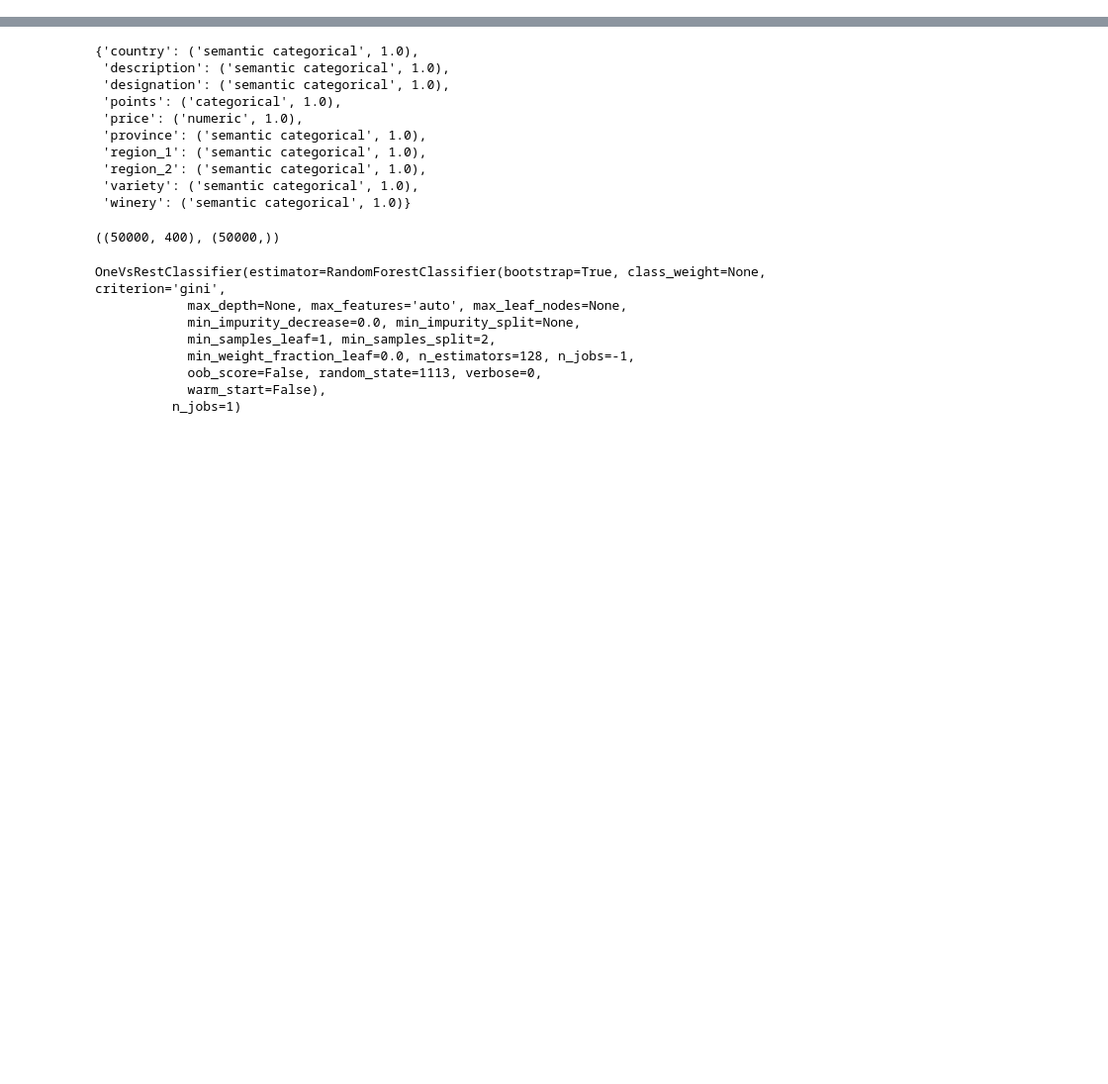
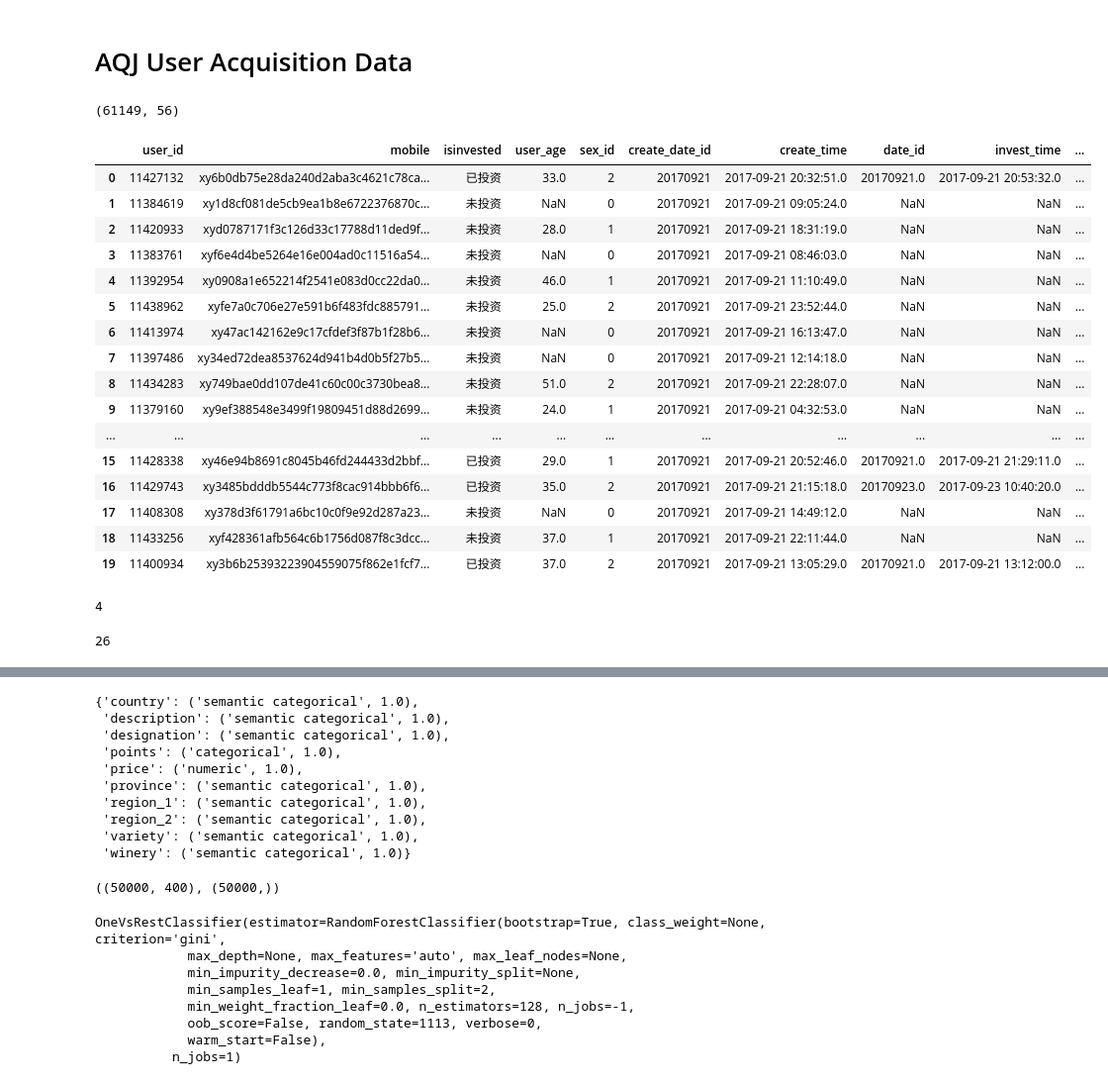
Before and after one commit to savourylie/auto_datatyper, a Jupyter notebook: create_train_test.ipynb, the cells around one changed output, grey strips where cells are left out. Shown: that part at 99% size. Drawn from its saved outputs; the diff is of its cells as text; code cells hidden in the pictures; blank space fills up the shorter version.

```diff
--- a/create_train_test.ipynb
+++ b/create_train_test.ipynb
@@ -5,0 +7,2 @@ data_raw = pd.DataFrame.from_csv('data_raw/titanic_train.csv')
+# %% [markdown]
+# AQJ User Acquisition Data
@@ -6 +11,29 @@ data_raw = pd.DataFrame.from_csv('data_raw/titanic_train.csv')
+# %%
+finup_aqj_data.shape
+# %% [output]
+(61149, 56)
+# %%
+finup_aqj_data.head(20)
+# %% [output]
+|  | user_id | mobile | isinvested | user_age | sex_id | create_date_id | create_time | date_id | invest_time | ... |
+| 0 | 11427132 | xy6b0db75e28da240d2aba3c4621c78ca... | 已投资 | 33.0 | 2 | 20170921 | 2017-09-21 20:32:51.0 | 20170921.0 | 2017-09-21 20:53:32.0 | ... |
+| 1 | 11384619 | xy1d8cf081de5cb9ea1b8e6722376870c... | 未投资 | NaN | 0 | 20170921 | 2017-09-21 09:05:24.0 | NaN | NaN | ... |
+| 2 | 11420933 | xyd0787171f3c126d33c17788d11ded9f... | 未投资 | 28.0 | 1 | 20170921 | 2017-09-21 18:31:19.0 | NaN | NaN | ... |
+| 3 | 11383761 | xyf6e4d4be5264e16e004ad0c11516a54... | 未投资 | NaN | 0 | 20170921 | 2017-09-21 08:46:03.0 | NaN | NaN | ... |
+| 4 | 11392954 | xy0908a1e652214f2541e083d0cc22da0... | 未投资 | 46.0 | 1 | 20170921 | 2017-09-21 11:10:49.0 | NaN | NaN | ... |
+| 5 | 11438962 | xyfe7a0c706e27e591b6f483fdc885791... | 未投资 | 25.0 | 2 | 20170921 | 2017-09-21 23:52:44.0 | NaN | NaN | ... |
+| 6 | 11413974 | xy47ac142162e9c17cfdef3f87b1f28b6... | 未投资 | NaN | 0 | 20170921 | 2017-09-21 16:13:47.0 | NaN | NaN | ... |
+| 7 | 11397486 | xy34ed72dea8537624d941b4d0b5f27b5... | 未投资 | NaN | 0 | 20170921 | 2017-09-21 12:14:18.0 | NaN | NaN | ... |
+| 8 | 11434283 | xy749bae0dd107de41c60c00c3730bea8... | 未投资 | 51.0 | 2 | 20170921 | 2017-09-21 22:28:07.0 | NaN | NaN | ... |
+| 9 | 11379160 | xy9ef388548e3499f19809451d88d2699... | 未投资 | 24.0 | 1 | 20170921 | 2017-09-21 04:32:53.0 | NaN | NaN | ... |
+| ... | ... | ... | ... | ... | ... | ... | ... | ... | ... | ... |
+| 15 | 11428338 | xy46e94b8691c8045b46fd244433d2bbf... | 已投资 | 29.0 | 1 | 20170921 | 2017-09-21 20:52:46.0 | 20170921.0 | 2017-09-21 21:29:11.0 | ... |
+| 16 | 11429743 | xy3485bdddb5544c773f8cac914bbb6f6... | 已投资 | 35.0 | 2 | 20170921 | 2017-09-21 21:15:18.0 | 20170923.0 | 2017-09-23 10:40:20.0 | ... |
+| 17 | 11408308 | xy378d3f61791a6bc10c0f9e92d287a23... | 未投资 | NaN | 0 | 20170921 | 2017-09-21 14:49:12.0 | NaN | NaN | ... |
+| 18 | 11433256 | xyf428361afb564c6b1756d087f8c3dcc... | 未投资 | 37.0 | 1 | 20170921 | 2017-09-21 22:11:44.0 | NaN | NaN | ... |
+| 19 | 11400934 | xy3b6b25393223904559075f862e1fcf7... | 已投资 | 37.0 | 2 | 20170921 | 2017-09-21 13:05:29.0 | 20170921.0 | 2017-09-21 13:12:00.0 | ... |
+# %%
+len(finup_aqj_data['gap_calltoinvest'].value_counts())
+# %% [output]
+4
 # %%
@@ -49 +181,5 @@ data9 = create_dataset_from_data_column(data_raw['Embarked'], 2)
+# %%
+len(aqj_interm_data)
+# %% [output]
+26
 # %%
```
Also changed, not shown: parts of 25 cells of this notebook, 1 other file.
